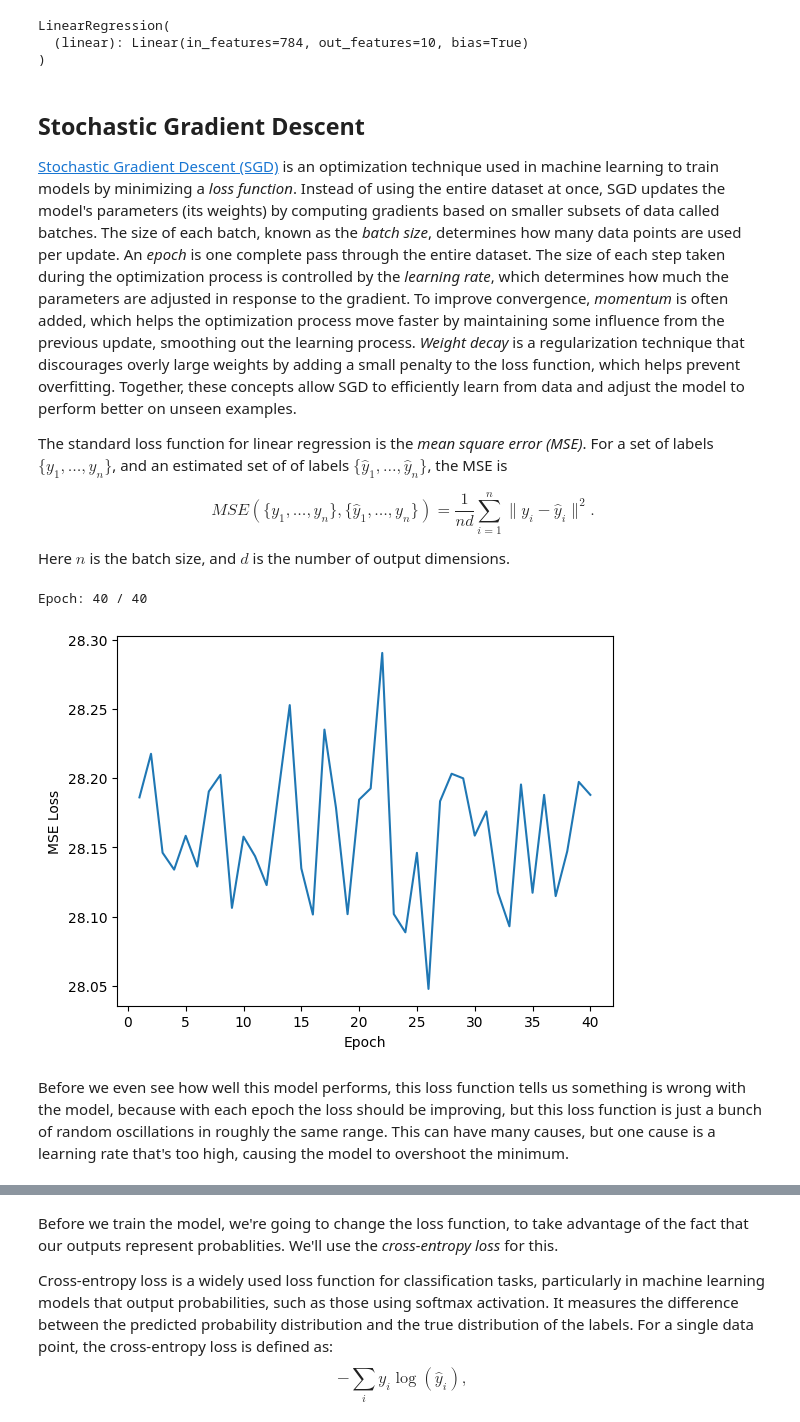
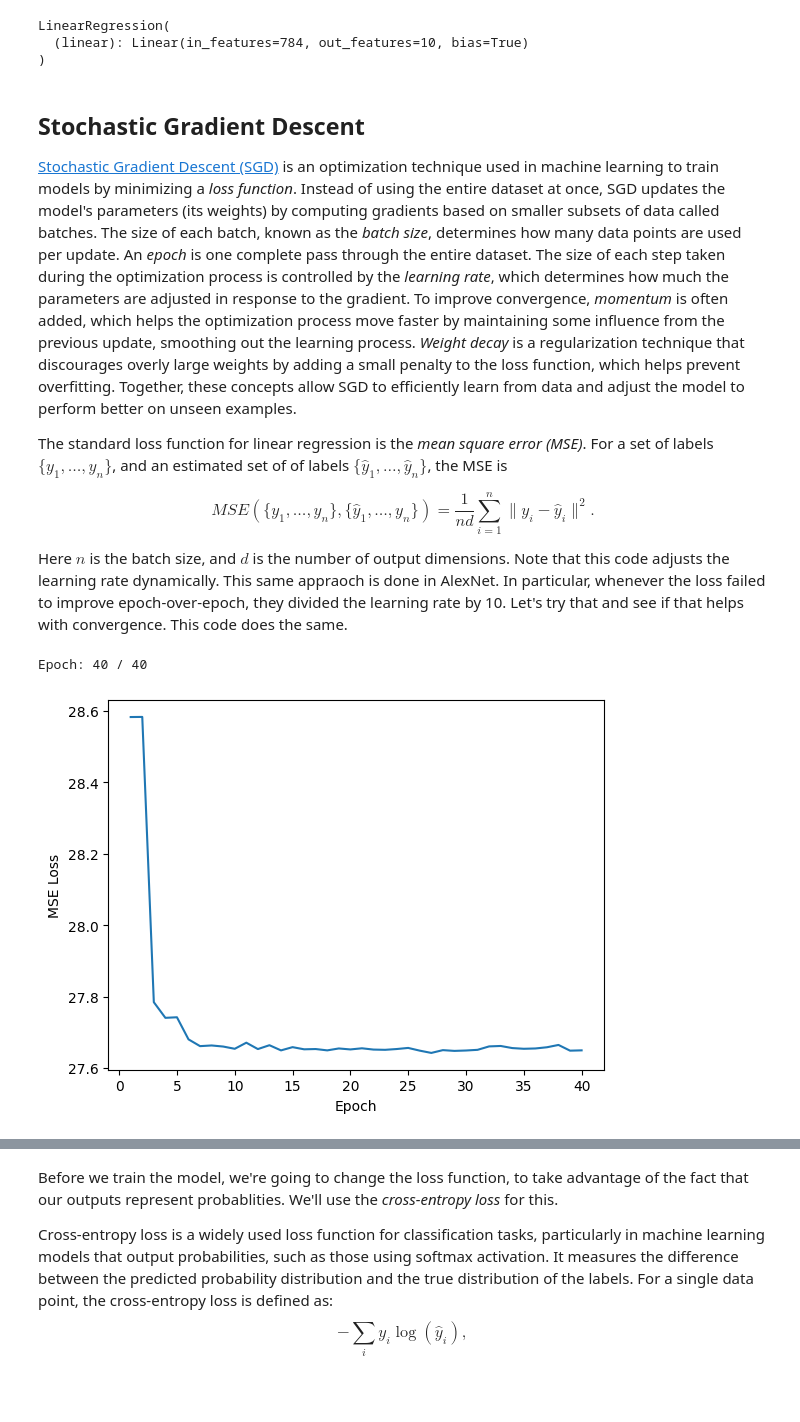
Before and after one commit to adamcataldo/letsbuildmodels, a Jupyter notebook: alexnet/AlexNet.ipynb, the cells around one changed output, grey strips where cells are left out. Drawn from its saved outputs; the diff is of its cells as text; code cells hidden in the pictures; blank space fills up the shorter version.

```diff
--- a/alexnet/AlexNet.ipynb
+++ b/alexnet/AlexNet.ipynb
@@ -22,14 +36,12 @@ from torchvision.transforms import Lambda, ToTensor
 
 Before we get to AlexNet, we're going to start with a simple data set, much simpler than the one used in AlexNet. The reason for using a different data set for starting is mostly performance. The data set used for AlexNet was quite large, and it's overkill for the initial models we'll build. We'll move to the full data set later, and keep tweaking from there.
 # %%
-device = (
-    "cuda"
-    if torch.cuda.is_available()
-    else "mps"
-    if torch.backends.mps.is_available()
-    else "cpu"
-)
-print(f"Using {device} device")
+# Utility used to help with GPU memory management
+def empty_cache():
+    if device == "cuda":
+        torch.cuda.empty_cache()
+    elif device == "mps":
+        torch.mps.empty_cache()
 
 full_training_data = datasets.FashionMNIST(
     root="data",
@@ -41,7 +53,7 @@ full_training_data = datasets.FashionMNIST(
 
 train_size = 50000
 validation_size = 10000
-train_data, validation_data = random_split(full_training_data, [train_size, val_size])
+train_data, validation_data = random_split(full_training_data, [train_size, validation_size])
 
 test_data = datasets.FashionMNIST(
     root="data",
@@ -109,7 +120,8 @@ $$
 
 $W$ and $b$ are the parameter of the model that the neural net estimates. $W$ is length 784x10 vector of parameters, and $b$ is a length 10 vector of biases.
 # %%
-input_size = 28 * 28
+input_width = 28
+input_size = input_width * input_width
 output_size = 10
 
 class LinearRegression(nn.Module):
@@ -140,49 +152,53 @@ $$
 MSE(\{y_1, \ldots, y_n\}, \{\hat{y}_1, \ldots, \hat{y}_n\}) = \frac{1}{nd} \sum_{i=1}^n \| y_i - \hat{y}_i \|^2.
 $$
 
-Here $n$ is the batch size, and $d$ is the number of output dimensions.
+Here $n$ is the batch size, and $d$ is the number of output dimensions. Note that this code adjusts the learning rate dynamically. This same appraoch is done in AlexNet. In particular, whenever the loss failed to improve epoch-over-epoch, they divided the learning rate by 10. Let's try that and see if that helps with convergence. This code does the same.
 # %%
 epochs = 40
 learning_rate = 0.01
 momentum = 0.9
 weight_decay = 0.0005
+mse = nn.MSELoss()
 
-def train_model(model, train_loader):
+def train_and_plot(model, train_loader, criterion):
     model.train()
 
-    criterion = nn.MSELoss()
     optimizer = optim.SGD(model.parameters(), lr=learning_rate, momentum=momentum, weight_decay=weight_decay)
 
     x = np.arange(1, epochs + 1)
     y = np.zeros(epochs)
 
     print("Epoch:  0 / 40 ", end="\r")
+
+    last_loss = float('inf')
 
     for epoch in range(epochs):
         epoch_loss = 0.0
 
         for inputs, targets in train_loader:
             inputs, targets = inputs.to(device), targets.to(device)
             predictions = model(inputs)
             loss = criterion(predictions, targets)
             optimizer.zero_grad()
             loss.backward()
             optimizer.step()
             epoch_loss += loss.item()
         y[epoch] = epoch_loss
         print(f"Epoch: {epoch + 1:2} / 40", end = "\r")
 
-    return (x, y)
+        if epoch_loss >= last_loss:
+            # Reduce learning rate by a factor of 10 if loss didn't improve
+            for param_group in optimizer.param_groups:
+                param_group['lr'] /= 10
+        last_loss = epoch_loss
 
-(x, y) = train_model(linear_model, train_loader)
+    fig, ax = plt.subplots()
+    ax.plot(x, y)
+    ax.set_xlabel("Epoch")
+    ax.set_ylabel("MSE Loss")
+    plt.show()
 
-fig, ax = plt.subplots()
-ax.plot(x, y)
-ax.set_xlabel("Epoch")
-ax.set_ylabel("MSE Loss")
-plt.show()
+train_and_plot(linear_model, train_loader, mse)
 # %% [output]
 Epoch: 40 / 40
-[figure, old version]
+[figure, new version]
-# %% [markdown]
-Before we even see how well this model performs, this loss function tells us something is wrong with the model, because with each epoch the loss should be improving, but this loss function is just a bunch of random oscillations in roughly the same range. This can have many causes, but one cause is a learning rate that's too high, causing the model to overshoot the minimum.
```
Also changed, not shown: parts of 44 cells of this notebook.
